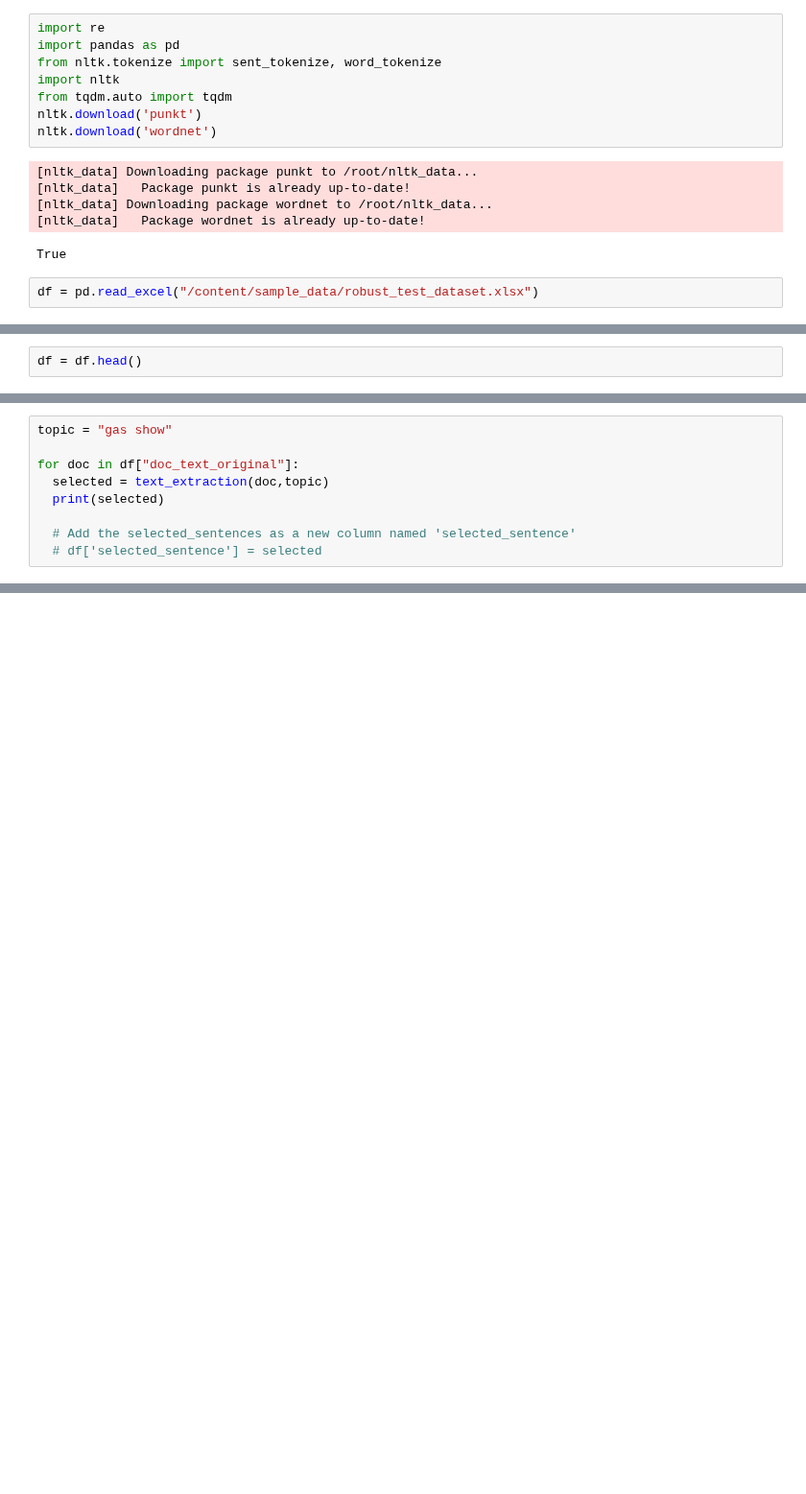
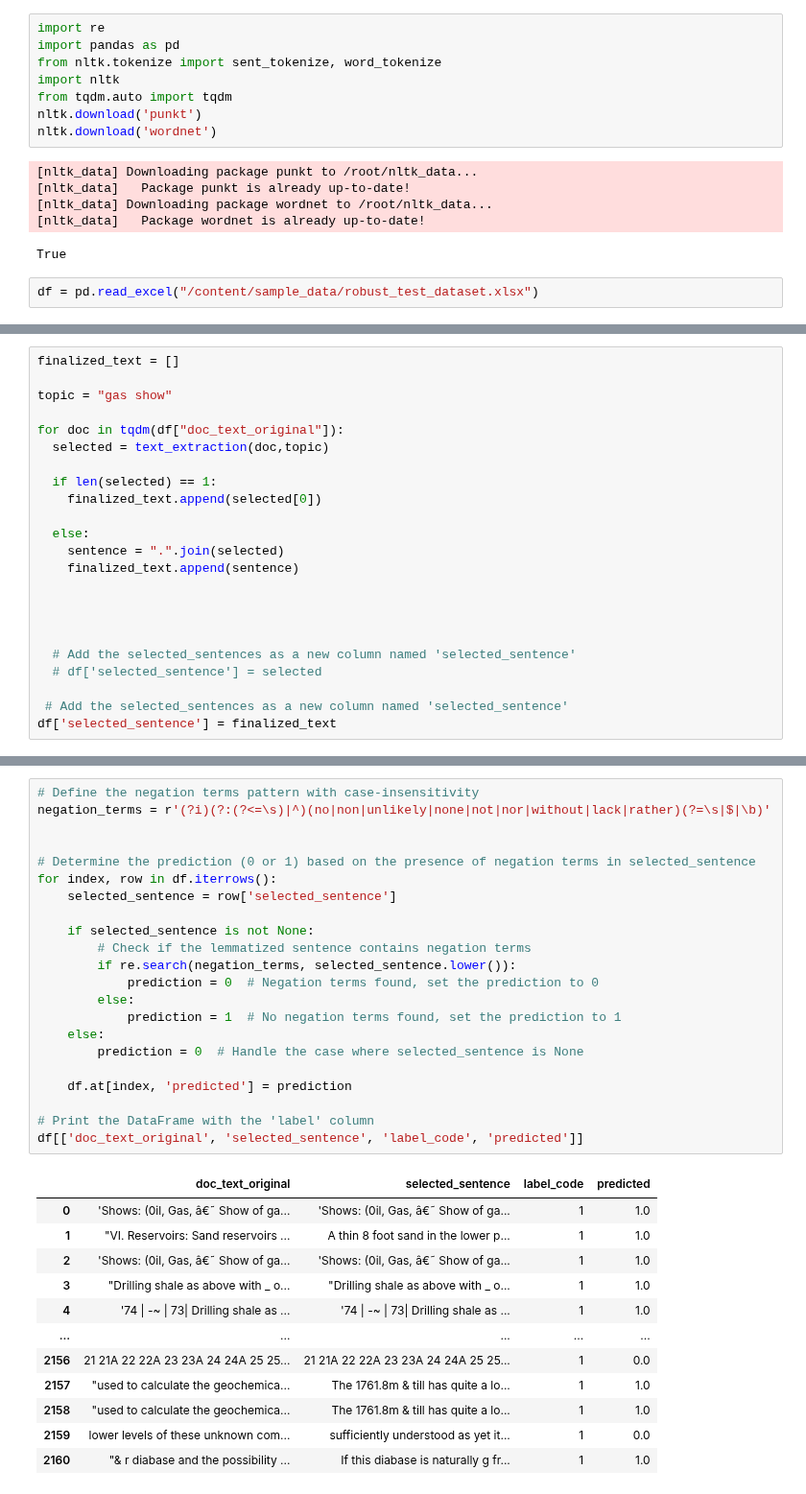
Before and after one commit to zahidhamidi/ML-Project, a Jupyter notebook: Unit_test_RBM_nlp.ipynb, the cells around one changed output, grey strips where cells are left out. Shown at 96% size. Cells and saved outputs as stored; diff of their text form; blank space fills up the shorter version.

```diff
--- a/Unit_test_RBM_nlp.ipynb
+++ b/Unit_test_RBM_nlp.ipynb
@@ -134,2 +126,0 @@ selected
-# %%
-df = df.head()
@@ -136,9 +131,23 @@ df = df.head()
 # %%
+finalized_text = []
+
 topic = "gas show"
 
-for doc in df["doc_text_original"]:
+for doc in tqdm(df["doc_text_original"]):
   selected = text_extraction(doc,topic)
-  print(selected)
+
+  if len(selected) == 1:
+    finalized_text.append(selected[0])
+
+  else:
+    sentence = ".".join(selected)
+    finalized_text.append(sentence)
+
+
+
 
   # Add the selected_sentences as a new column named 'selected_sentence'
   # df['selected_sentence'] = selected
+
+ # Add the selected_sentences as a new column named 'selected_sentence'
+df['selected_sentence'] = finalized_text
@@ -156,0 +154,35 @@ for doc in df["doc_text_original"]:
+# %%
+# Define the negation terms pattern with case-insensitivity
+negation_terms = r'(?i)(?:(?<=\s)|^)(no|non|unlikely|none|not|nor|without|lack|rather)(?=\s|$|\b)'
+
+
+# Determine the prediction (0 or 1) based on the presence of negation terms in selected_sentence
+for index, row in df.iterrows():
+    selected_sentence = row['selected_sentence']
+
+    if selected_sentence is not None:
+        # Check if the lemmatized sentence contains negation terms
+        if re.search(negation_terms, selected_sentence.lower()):
+            prediction = 0  # Negation terms found, set the prediction to 0
+        else:
+            prediction = 1  # No negation terms found, set the prediction to 1
+    else:
+        prediction = 0  # Handle the case where selected_sentence is None
+
+    df.at[index, 'predicted'] = prediction
+
+# Print the DataFrame with the 'label' column
+df[['doc_text_original', 'selected_sentence', 'label_code', 'predicted']]
+# %% [output]
+|  | doc_text_original | selected_sentence | label_code | predicted |
+| 0 | 'Shows: (0il, Gas, â€˜ Show of ga... | 'Shows: (0il, Gas, â€˜ Show of ga... | 1 | 1.0 |
+| 1 | "VI. Reservoirs: Sand reservoirs ... | A thin 8 foot sand in the lower p... | 1 | 1.0 |
+| 2 | 'Shows: (0il, Gas, â€˜ Show of ga... | 'Shows: (0il, Gas, â€˜ Show of ga... | 1 | 1.0 |
+| 3 | "Drilling shale as above with _ o... | "Drilling shale as above with _ o... | 1 | 1.0 |
+| 4 | '74 | -~ | 73| Drilling shale as ... | '74 | -~ | 73| Drilling shale as ... | 1 | 1.0 |
+| ... | ... | ... | ... | ... |
+| 2156 | 21 21A 22 22A 23 23A 24 24A 25 25... | 21 21A 22 22A 23 23A 24 24A 25 25... | 1 | 0.0 |
+| 2157 | "used to calculate the geochemica... | The 1761.8m & till has quite a lo... | 1 | 1.0 |
+| 2158 | "used to calculate the geochemica... | The 1761.8m & till has quite a lo... | 1 | 1.0 |
+| 2159 | lower levels of these unknown com... | sufficiently understood as yet it... | 1 | 0.0 |
+| 2160 | "& r diabase and the possibility ... | If this diabase is naturally g fr... | 1 | 1.0 |
```
Also changed, not shown: parts of 9 cells of this notebook.
